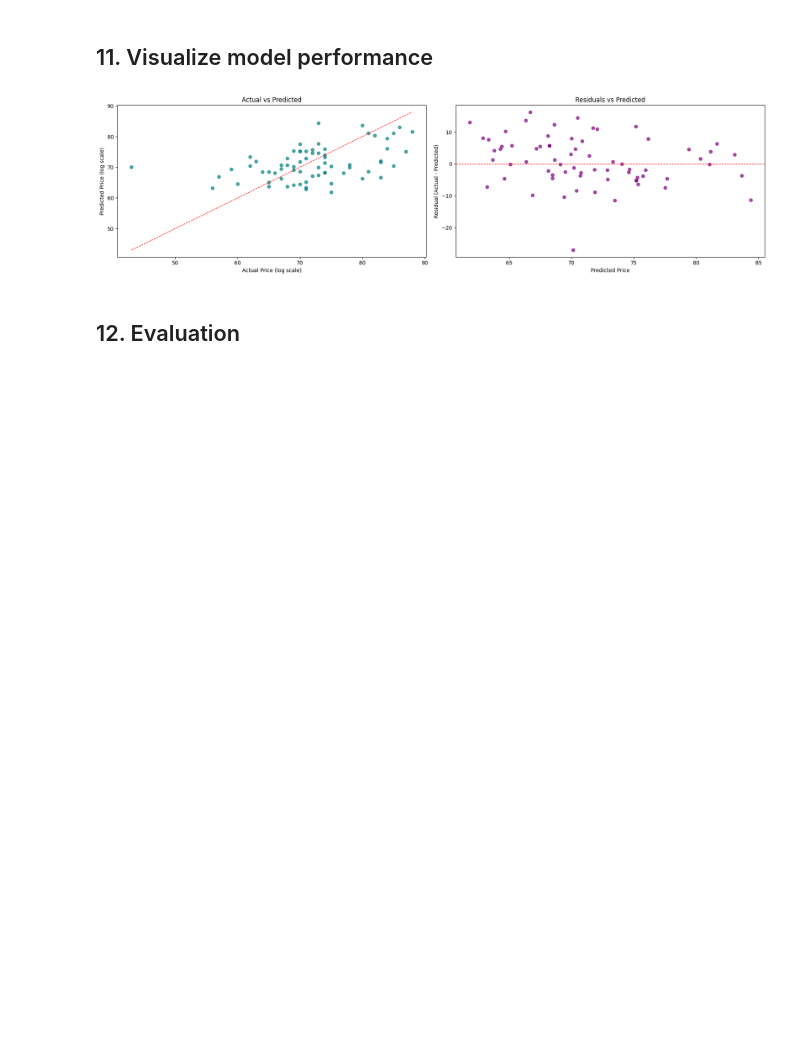
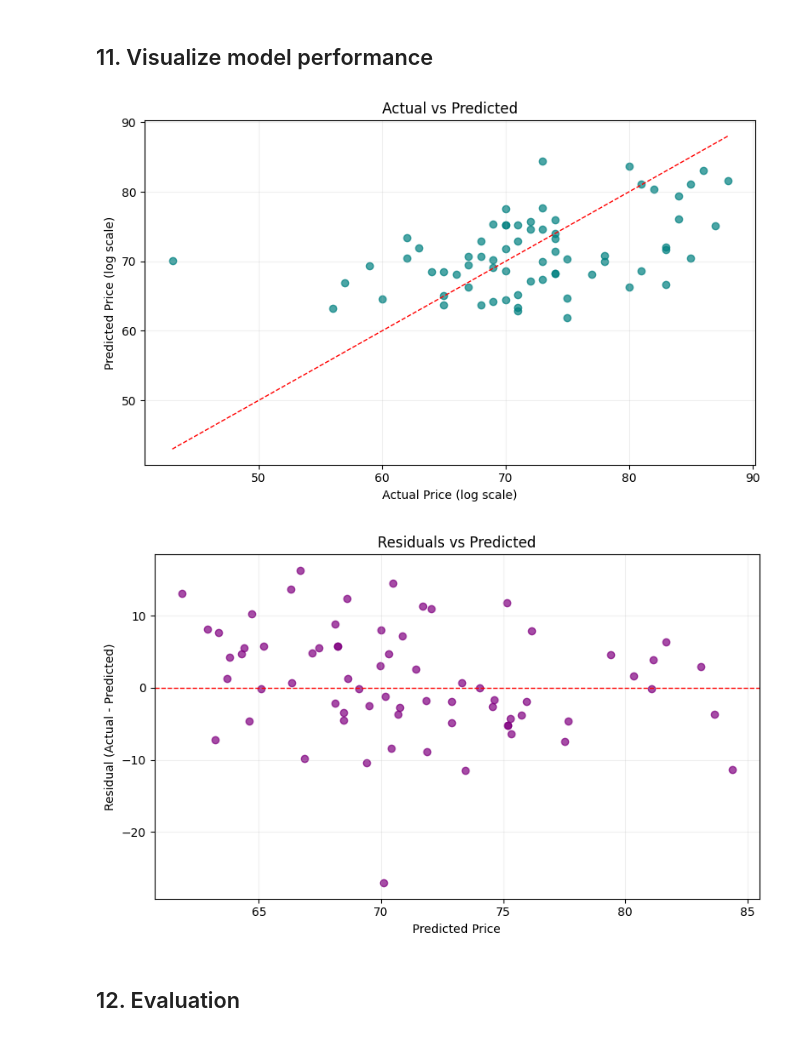
Before and after one commit to Faryalrifaz/MurickTechnologies-_internship2025, a Jupyter notebook: Week_4/Spotify_regression_analysis.ipynb, the cells around one changed output. Cells and saved outputs as stored; diff of their text form; code cells hidden in the pictures; blank space fills up the shorter version.

```diff
--- a/Task_4/Spotify_regression_analysis.ipynb
+++ b/Week_4/Spotify_regression_analysis.ipynb
@@ -222,31 +222,33 @@ y_pred = model.predict(X_test)
 # %% [markdown]
 ## 11. Visualize model performance
 # %%
-
-
-fig, axes = plt.subplots(1, 2, figsize=(18,5))
-
 # 1) Actual vs Predicted
-axes[0].scatter(y_test, y_pred, alpha=0.7, color="teal")
+plt.figure(figsize=(8, 5))
+plt.scatter(y_test, y_pred, alpha=0.7, color="teal")
 mn = min(y_test.min(), y_pred.min())
 mx = max(y_test.max(), y_pred.max())
-axes[0].plot([mn, mx], [mn, mx], 'r--', linewidth=1)
-axes[0].set_xlabel('Actual Price (log scale)')
-axes[0].set_ylabel('Predicted Price (log scale)')
-axes[0].set_title('Actual vs Predicted')
-
-# 2) Residuals plot
-residuals = y_test - y_pred
-axes[1].scatter(y_pred, residuals, alpha=0.7, color="purple")
-axes[1].axhline(0, color='r', linestyle='--', linewidth=1)
-axes[1].set_xlabel('Predicted Price')
-axes[1].set_ylabel('Residual (Actual - Predicted)')
-axes[1].set_title('Residuals vs Predicted')
-
+plt.plot([mn, mx], [mn, mx], 'r--', linewidth=1)
+plt.xlabel('Actual Price (log scale)')
+plt.ylabel('Predicted Price (log scale)')
+plt.title('Actual vs Predicted')
+plt.grid(alpha=0.2)
 plt.tight_layout()
 plt.show()
+
+# 2) Residuals vs Predicted
+residuals = y_test - y_pred
+plt.figure(figsize=(8, 5))
+plt.scatter(y_pred, residuals, alpha=0.7, color="purple")
+plt.axhline(0, color='r', linestyle='--', linewidth=1)
+plt.xlabel('Predicted Price')
+plt.ylabel('Residual (Actual - Predicted)')
+plt.title('Residuals vs Predicted')
+plt.grid(alpha=0.2)
+plt.tight_layout()
+plt.show()
 # %% [output]
-[figure, old version]
+[figure, new version]
+[figure, added]
 # %% [markdown]
 ## 12. Evaluation
 # %%
```
Also changed, not shown: 11 other files.
